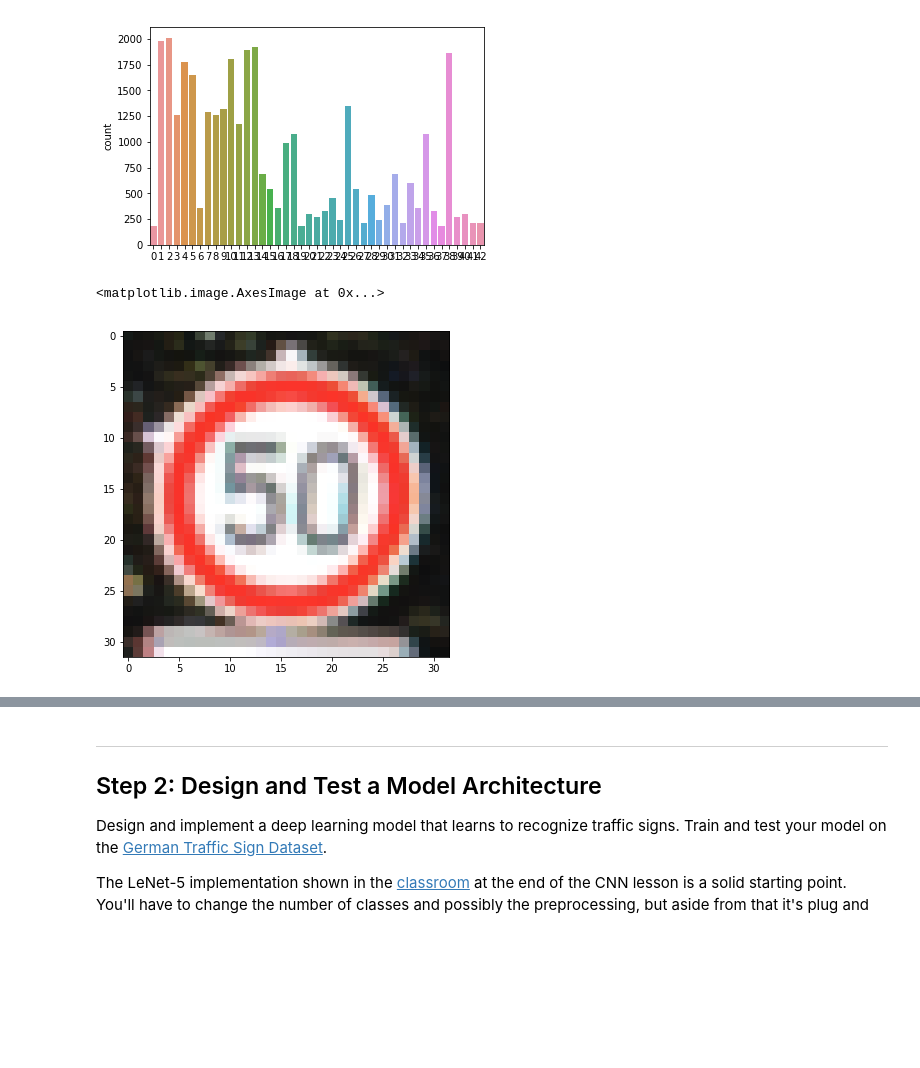
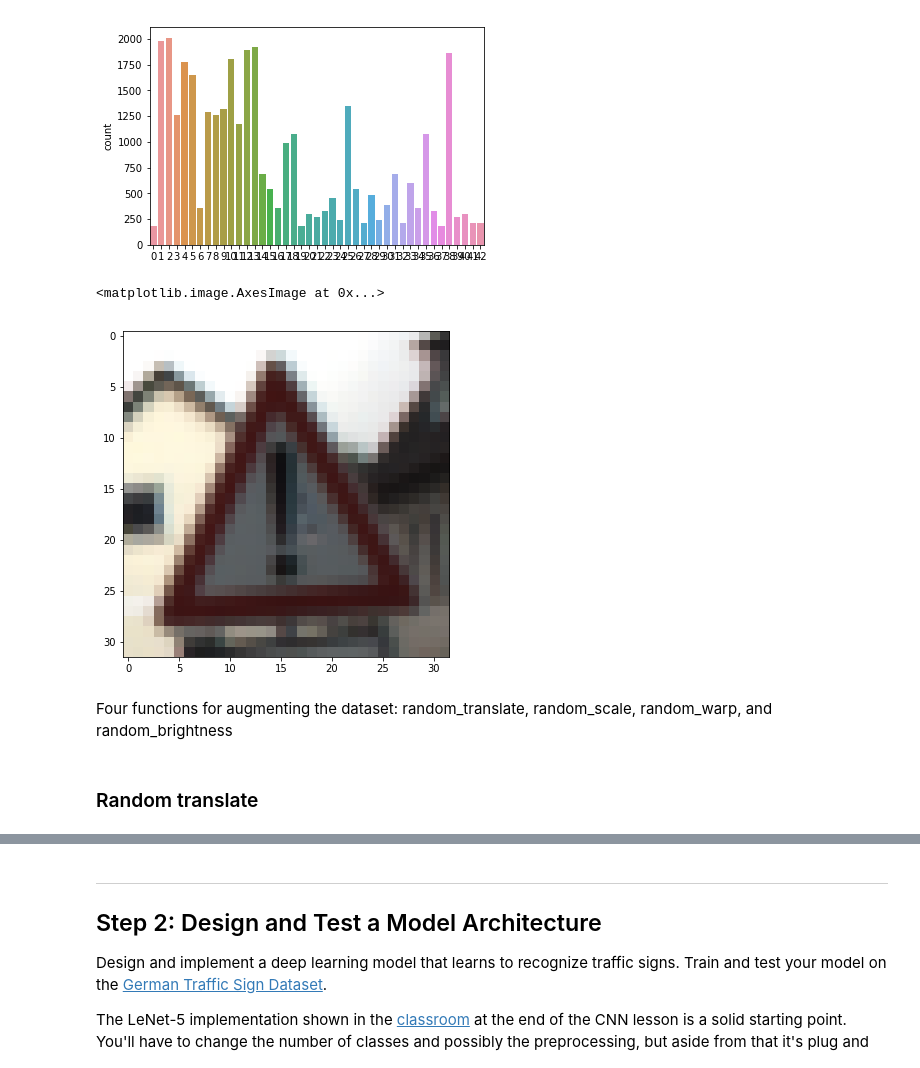
Before and after one commit to JahanAjani/CarND-Traffic-Sign-Classifier-Project, a Jupyter notebook: Traffic_Sign_Classifier.ipynb, the cells around one changed output, grey strips where cells are left out. Saved outputs shown, nothing was run; the diff lists cells and outputs as text; code cells hidden in the pictures; blank space fills up the shorter version.

```diff
--- a/Traffic_Sign_Classifier.ipynb
+++ b/Traffic_Sign_Classifier.ipynb
@@ -119,9 +119,11 @@ sns.countplot(y_train)
 <matplotlib.axes._subplots.AxesSubplot at 0x...>
 [figure]
 # %%
-plt.figure(figsize=(16,6))
+plt.figure(figsize=(16,6))b
 features = X_train[...][24]
 plt.imshow(features.squeeze())
 # %% [output]
 <matplotlib.image.AxesImage at 0x...>
-[figure, old version]
+[figure, new version]
+# %% [markdown]
+Four functions for augmenting the dataset: random_translate, random_scale, random_warp, and random_brightness
@@ -127,0 +132,2 @@ plt.imshow(features.squeeze())
+# %% [markdown]
+### Random translate
```
Also changed, not shown: parts of 32 cells of this notebook, 4 other files.
